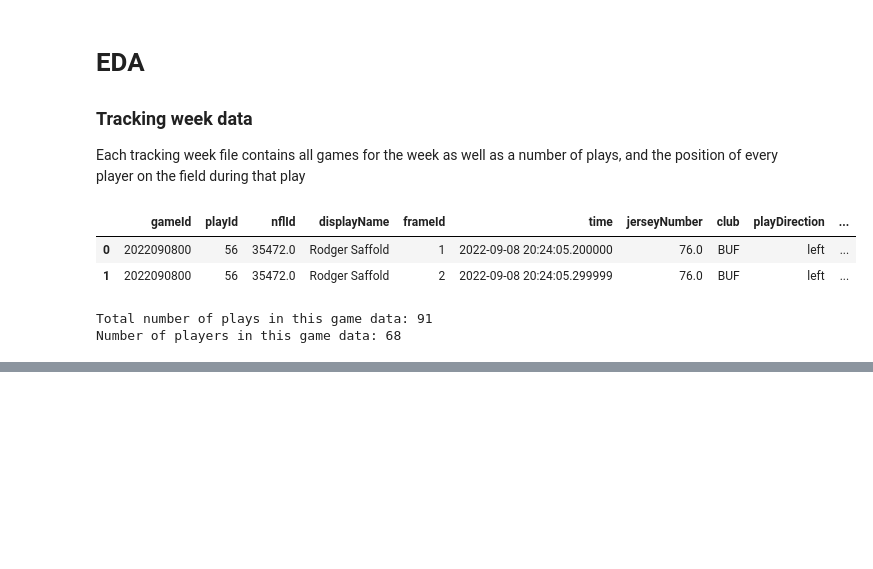
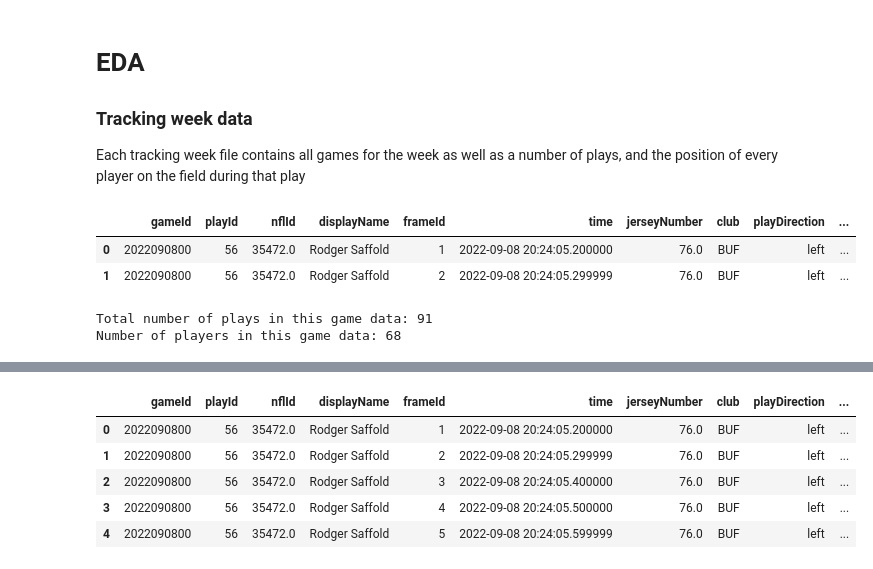
Before and after one commit to ab5525/nfl_data_2024, a Jupyter notebook: nfl_2024.ipynb, the cells around one changed output, grey strips where cells are left out. Cells and saved outputs as stored; diff of their text form; code cells hidden in the pictures; blank space fills up the shorter version.

```diff
--- a/nfl_2024.ipynb
+++ b/nfl_2024.ipynb
@@ -195,0 +213,37 @@ video
+# %%
+#Get distance to ball from tackler
+
+def get_play(df, gameid, playid):
+    play_df = df.copy()
+    game = play_df[play_df['gameId'] == gameid]
+    play = game[game['playId']==playid].copy()
+    game_tackles = tackles_df[tackles_df['gameId']==gameid]
+
+    tackler = game_tackles[game_tackles['playId']==playid]['nflId'].values[0]
+
+    play.loc[:,'tackle'] = [ False if play_df['nflId'].iloc[i] != tackler else True for i in range(len(play))]
+    # play_df['QB'] = False
+    # for i in play_df['play']
+    return play
+
+play = get_play(week1_df,2022090800, 56)
+#play1_plot['dist_to_ball'] = np.sqrt((play1_plot['x_pos']-play1_plot.loc['Tackler_1','x_pos'])**2 + (play1_plot['y_pos']-play1_plot.loc['Tackler_1','y_pos'])**2)
+# %%
+from tqdm import tqdm
+
+for frame in tqdm(play['frameId'].unique()):
+    frames = play[play['frameId'] == frame]
+    ball = frames[frames['displayName']=='football']
+
+    for row in frames.iterrows():
+        dist_to_ball = np.sqrt((row[1]['x']-ball['x'])**2 + (row[1]['y']-ball['y'])**2)
+        play.loc[row[0],'dist_to_ball'] = dist_to_ball.values[0]
+
+play.head()
+# %% [output]
+|  | gameId | playId | nflId | displayName | frameId | time | jerseyNumber | club | playDirection | ... |
+| 0 | 2022090800 | 56 | 35472.0 | Rodger Saffold | 1 | 2022-09-08 20:24:05.200000 | 76.0 | BUF | left | ... |
+| 1 | 2022090800 | 56 | 35472.0 | Rodger Saffold | 2 | 2022-09-08 20:24:05.299999 | 76.0 | BUF | left | ... |
+| 2 | 2022090800 | 56 | 35472.0 | Rodger Saffold | 3 | 2022-09-08 20:24:05.400000 | 76.0 | BUF | left | ... |
+| 3 | 2022090800 | 56 | 35472.0 | Rodger Saffold | 4 | 2022-09-08 20:24:05.500000 | 76.0 | BUF | left | ... |
+| 4 | 2022090800 | 56 | 35472.0 | Rodger Saffold | 5 | 2022-09-08 20:24:05.599999 | 76.0 | BUF | left | ... |
```
Also changed, not shown: parts of 5 cells of this notebook, 1 other file.
